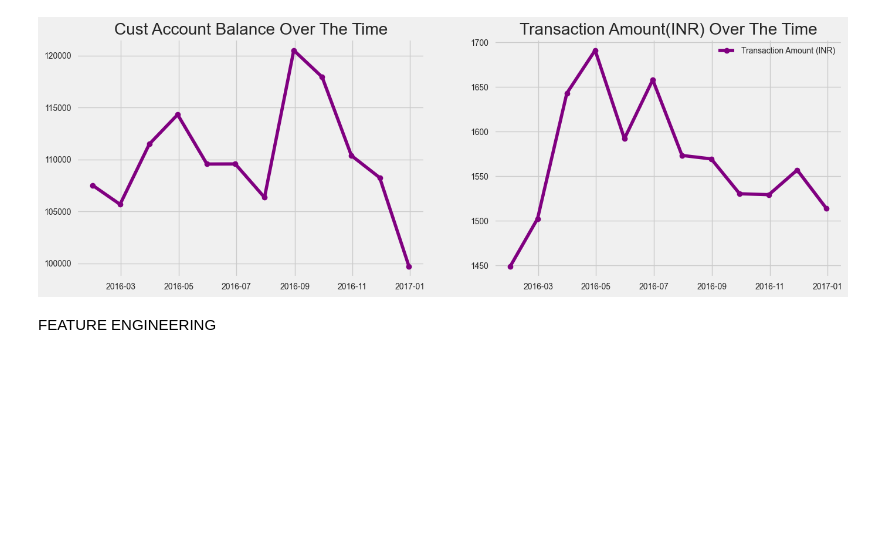
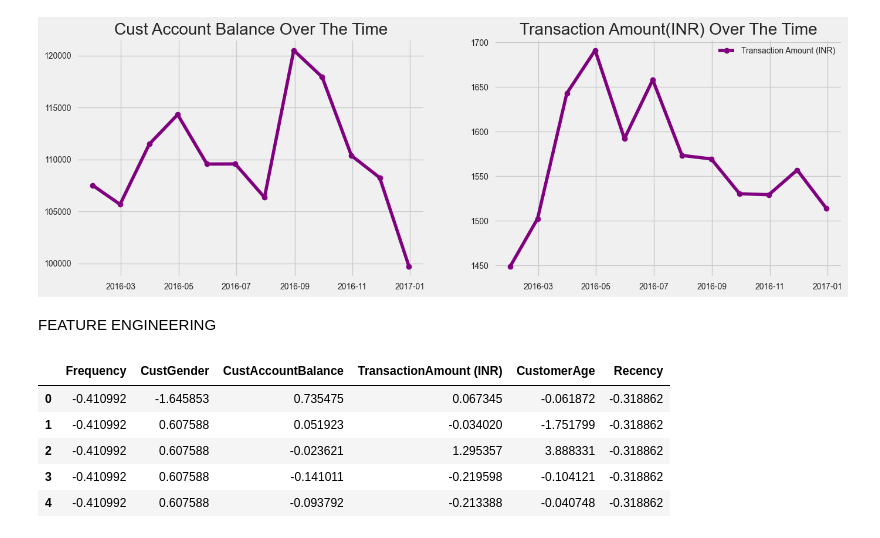
Before and after one commit to spraxx/DSProject, a Jupyter notebook: CustomerSegmentationNotebook.ipynb, the cells around one changed output. Cells and saved outputs as stored; diff of their text form; code cells hidden in the pictures; blank space fills up the shorter version.

```diff
--- a/CustomerSegmentationNotebook.ipynb
+++ b/CustomerSegmentationNotebook.ipynb
@@ -321,3 +333,18 @@ plt.legend();
 [figure]
 # %% [markdown]
 FEATURE ENGINEERING
+# %%
+MRF_df.drop(columns=['CustLocation', 'TransactionDate'],inplace=True)
+# %%
+MRF_df['CustGender'] = MRF_df['CustGender'].map({'M':1,'F':0})
+# %%
+df_scaled=StandardScaler().fit_transform(MRF_df)
+df_scaled=pd.DataFrame(df_scaled,columns=MRF_df.columns)
+df_scaled.head()
+# %% [output]
+|  | Frequency | CustGender | CustAccountBalance | TransactionAmount (INR) | CustomerAge | Recency |
+| 0 | -0.410992 | -1.645853 | 0.735475 | 0.067345 | -0.061872 | -0.318862 |
+| 1 | -0.410992 | 0.607588 | 0.051923 | -0.034020 | -1.751799 | -0.318862 |
+| 2 | -0.410992 | 0.607588 | -0.023621 | 1.295357 | 3.888331 | -0.318862 |
+| 3 | -0.410992 | 0.607588 | -0.141011 | -0.219598 | -0.104121 | -0.318862 |
+| 4 | -0.410992 | 0.607588 | -0.093792 | -0.213388 | -0.040748 | -0.318862 |
```
Also changed, not shown: parts of 4 cells of this notebook.
